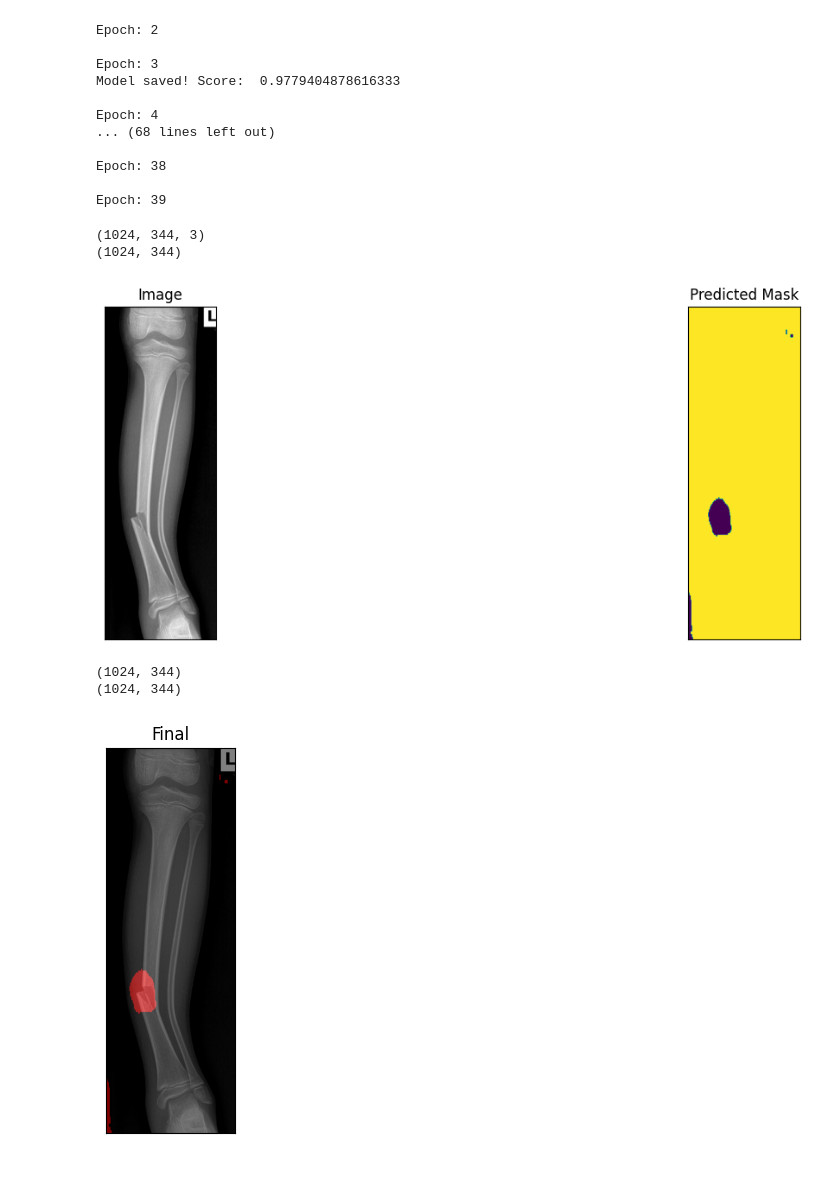
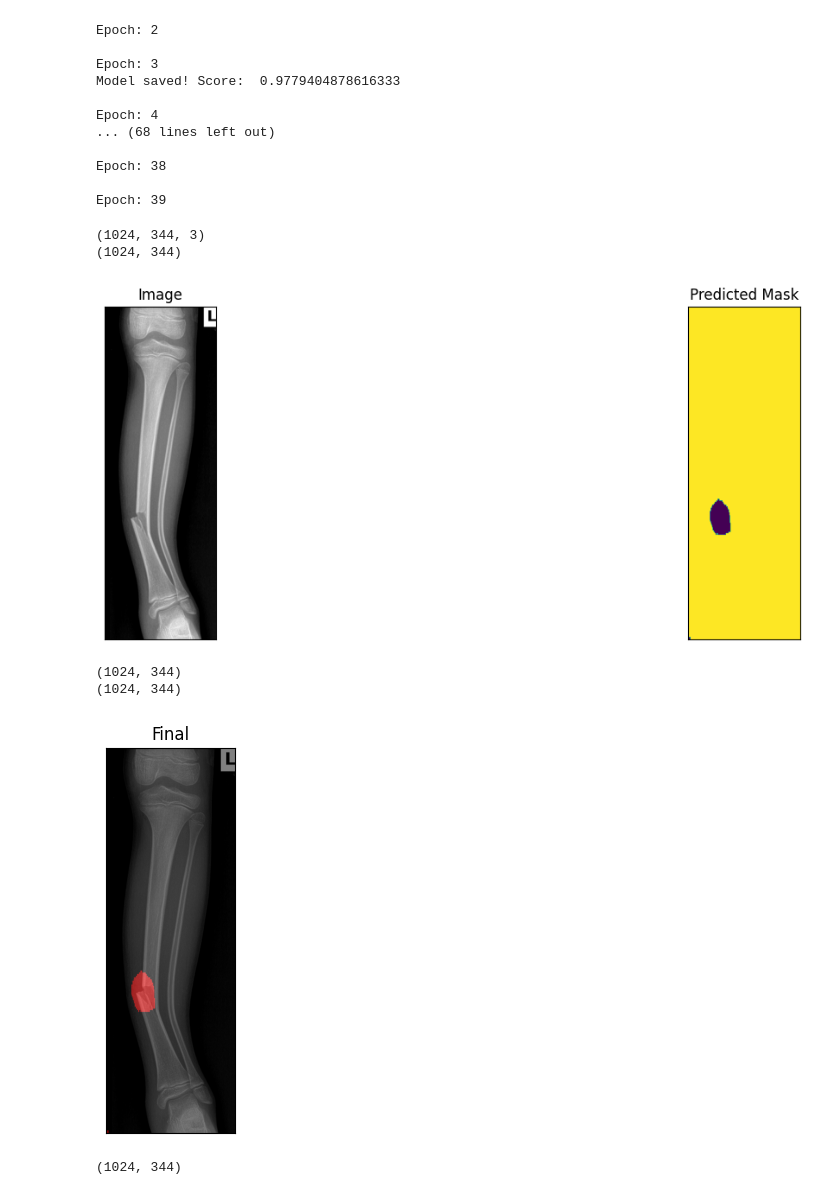
Before and after one commit to mikhail-7975/arm_fixer_bot, a Jupyter notebook: arm_fracture_training.ipynb, the cells around one changed output. Drawn from its saved outputs; the diff is of its cells as text; code cells hidden in the pictures.

```diff
--- a/arm_fracture_training.ipynb
+++ b/arm_fracture_training.ipynb
@@ -182,10 +183,9 @@ import segmentation_models_pytorch as smp
 ENCODER = 'se_resnext50_32x4d'
 ENCODER_WEIGHTS = 'imagenet'
 CLASSES = ['fracture']
-ACTIVATION = 'sigmoid' # could be None for logits or 'softmax2d' for multiclass segmentation
-DEVICE = 'cuda'
+ACTIVATION = 'sigmoid'
+DEVICE = 'cpu'
 
-# create segmentation model with pretrained encoder
 model = smp.Unet(
     encoder_name=ENCODER,
     encoder_weights=ENCODER_WEIGHTS,
@@ -251,10 +253,9 @@ for i in range(0, 40):
     train_logs = train_epoch.run(train_loader)
     valid_logs = valid_epoch.run(valid_loader)
 
-    # do something (save model, change lr, etc.)
     if max_score < valid_logs['iou_score']:
         max_score = valid_logs['iou_score']
-        torch.save(model, './best_model.pth')
+        torch.save(model, './work_model.pth')
         print('Model saved! Score: ', max_score)
 
     if i == 25:
@@ -279,7 +280,7 @@ Epoch: 38
 
 Epoch: 39
 # %%
-best_model = torch.load('./best_model.pth')
+best_model = torch.load('./work_model.pth', map_location=torch.device('cpu'))
 # %%
 test_epoch = smp.utils.train.ValidEpoch(
     model=best_model,
@@ -341,32 +338,34 @@ showset = test_bones_dataset(images_valid, classes=CLASSES)
 # %%
 image_vis = showset[1]
 image = test_dataset[1]
 print(image_vis.shape)
 h, w = image_vis.shape[:2]
 
-model.eval()
+best_model.eval()
 with torch.no_grad():
     x_tensor = torch.from_numpy(image).to(DEVICE).unsqueeze(0)
-    out = model(x_tensor).squeeze().cpu().numpy().round()
+    out = best_model(x_tensor).squeeze().cpu().numpy().round()
     out = cv2.resize(out, (w, h)).astype('uint8')
     print(out.shape)
 
 visualize(
         image=image_vis,
         predicted_mask=out
     )
 
 ret,thresh = cv2.threshold(out, 0.5, 255, cv2.THRESH_BINARY_INV)
 print(thresh.shape)
 pure = np.zeros(thresh.shape).astype('uint8')
 print(pure.shape)
 out3 = cv2.merge((thresh, pure, pure))
 res = cv2.addWeighted(image_vis,0.5,out3,0.5,0)
 visualize(final=res)
+print(out.shape)
 # %% [output]
 (1024, 344, 3)
 (1024, 344)
-[figure, old version]
+[figure, new version]
 (1024, 344)
 (1024, 344)
-[figure, old version]
+[figure, new version]
+(1024, 344)
```
Also changed, not shown: parts of 6 cells of this notebook, 6 other files.
